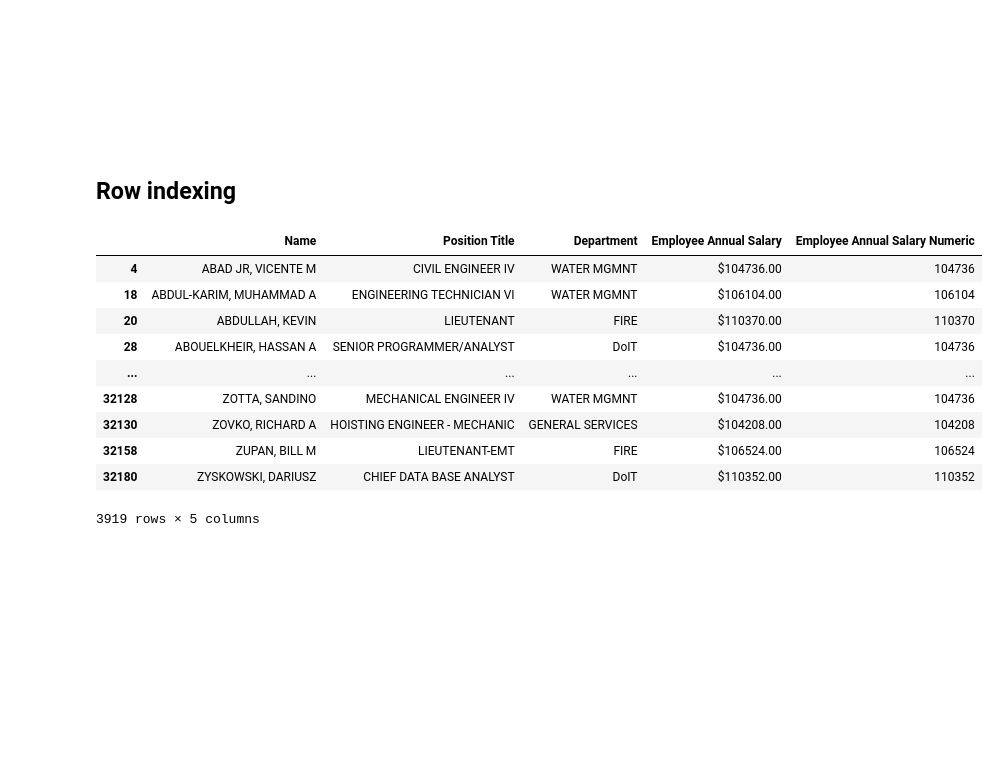
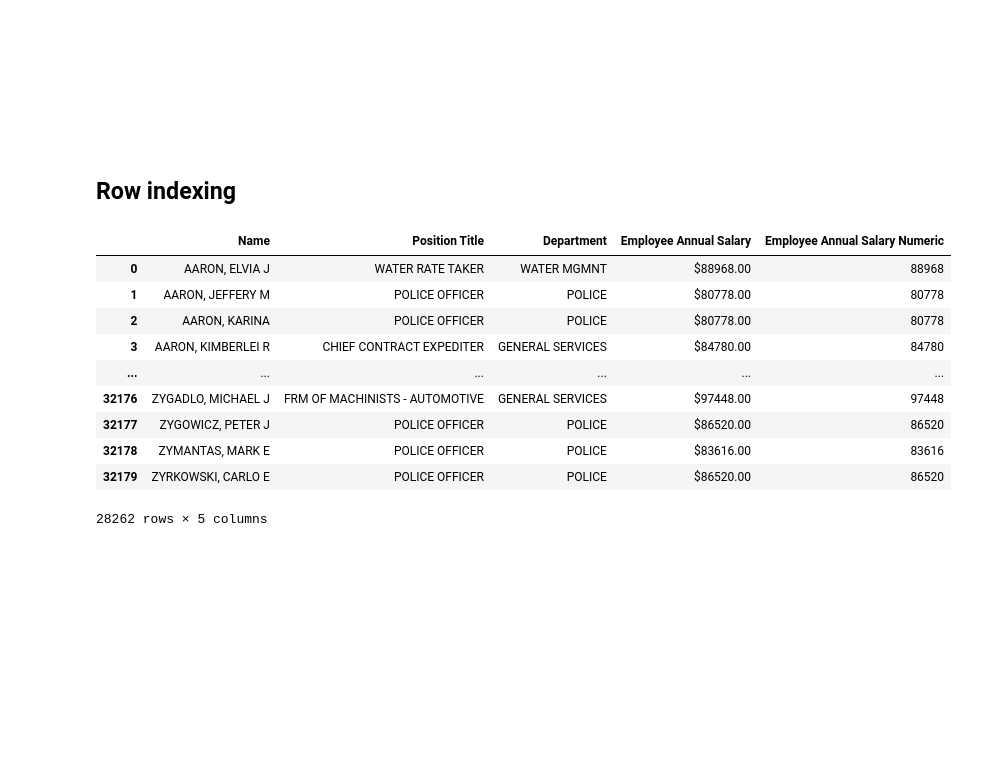
Before and after one commit to computationforpolicy/lecture-examples, a Jupyter notebook: 04_Data_Methods.ipynb, the cells around one changed output. Saved outputs shown, nothing was run; the diff lists cells and outputs as text; code cells hidden in the pictures.

```diff
--- a/04_Data_Methods.ipynb
+++ b/04_Data_Methods.ipynb
@@ -538,19 +551,19 @@ Name: Employee Annual Salary Numeric, dtype: bool
 <br><br><br><br><br><br><br><br><br><br><br><br><br><br><br><br><br><br><br><br>
 ## Row indexing
 # %%
-df[df['Employee Annual Salary Numeric'] > 100000]
+df[~(df['Employee Annual Salary Numeric'] > 100000)]
 # %% [output]
 |  | Name | Position Title | Department | Employee Annual Salary | Employee Annual Salary Numeric |
-| 4 | ABAD JR, VICENTE M | CIVIL ENGINEER IV | WATER MGMNT | $104736.00 | 104736 |
-| 18 | ABDUL-KARIM, MUHAMMAD A | ENGINEERING TECHNICIAN VI | WATER MGMNT | $106104.00 | 106104 |
-| 20 | ABDULLAH, KEVIN | LIEUTENANT | FIRE | $110370.00 | 110370 |
-| 28 | ABOUELKHEIR, HASSAN A | SENIOR PROGRAMMER/ANALYST | DoIT | $104736.00 | 104736 |
+| 0 | AARON, ELVIA J | WATER RATE TAKER | WATER MGMNT | $88968.00 | 88968 |
+| 1 | AARON, JEFFERY M | POLICE OFFICER | POLICE | $80778.00 | 80778 |
+| 2 | AARON, KARINA | POLICE OFFICER | POLICE | $80778.00 | 80778 |
+| 3 | AARON, KIMBERLEI R | CHIEF CONTRACT EXPEDITER | GENERAL SERVICES | $84780.00 | 84780 |
 | ... | ... | ... | ... | ... | ... |
-| 32128 | ZOTTA, SANDINO | MECHANICAL ENGINEER IV | WATER MGMNT | $104736.00 | 104736 |
-| 32130 | ZOVKO, RICHARD A | HOISTING ENGINEER - MECHANIC | GENERAL SERVICES | $104208.00 | 104208 |
-| 32158 | ZUPAN, BILL M | LIEUTENANT-EMT | FIRE | $106524.00 | 106524 |
-| 32180 | ZYSKOWSKI, DARIUSZ | CHIEF DATA BASE ANALYST | DoIT | $110352.00 | 110352 |
+| 32176 | ZYGADLO, MICHAEL J | FRM OF MACHINISTS - AUTOMOTIVE | GENERAL SERVICES | $97448.00 | 97448 |
+| 32177 | ZYGOWICZ, PETER J | POLICE OFFICER | POLICE | $86520.00 | 86520 |
+| 32178 | ZYMANTAS, MARK E | POLICE OFFICER | POLICE | $83616.00 | 83616 |
+| 32179 | ZYRKOWSKI, CARLO E | POLICE OFFICER | POLICE | $86520.00 | 86520 |
-3919 rows × 5 columns
+28262 rows × 5 columns
 # %% [markdown]
 <br><br><br><br><br><br><br><br><br><br><br><br><br><br><br><br><br><br><br><br>
 ## Logical operations on series
```
Also changed, not shown: parts of 13 cells of this notebook, 3 other files.
